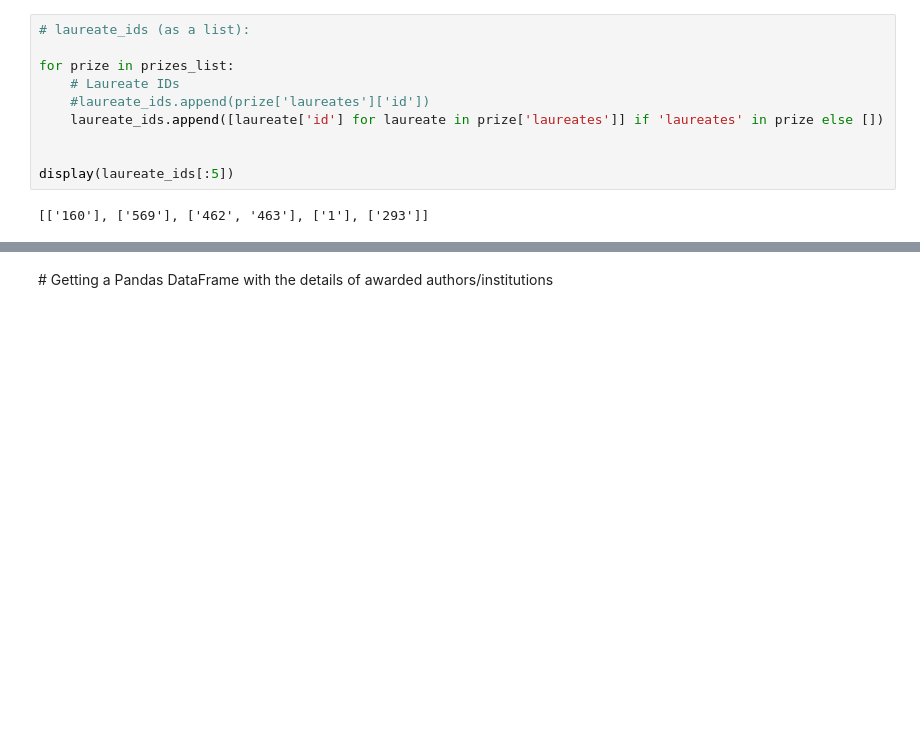
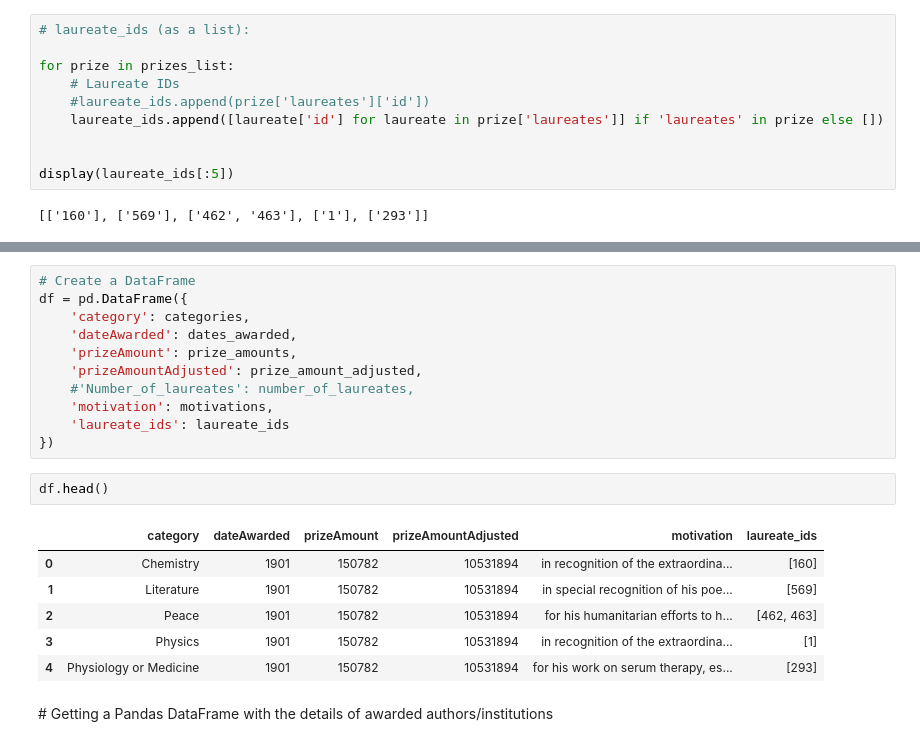
Before and after one commit to isg75/lab-apis, a Jupyter notebook: lab_apis.ipynb, the cells around one changed output, grey strips where cells are left out. Cells and saved outputs as stored; diff of their text form; blank space fills up the shorter version.

Commit message:
Dataframe created for the columns requested

```diff
--- a/lab_apis.ipynb
+++ b/lab_apis.ipynb
@@ -146,3 +162,23 @@ display(laureate_ids[:5])
+# %%
+# Create a DataFrame
+df = pd.DataFrame({
+    'category': categories,
+    'dateAwarded': dates_awarded,
+    'prizeAmount': prize_amounts,
+    'prizeAmountAdjusted': prize_amount_adjusted,
+    #'Number_of_laureates': number_of_laureates,
+    'motivation': motivations,
+    'laureate_ids': laureate_ids
+})
+# %%
+df.head()
+# %% [output]
+|  | category | dateAwarded | prizeAmount | prizeAmountAdjusted | motivation | laureate_ids |
+| 0 | Chemistry | 1901 | 150782 | 10531894 | in recognition of the extraordina... | [160] |
+| 1 | Literature | 1901 | 150782 | 10531894 | in special recognition of his poe... | [569] |
+| 2 | Peace | 1901 | 150782 | 10531894 | for his humanitarian efforts to h... | [462, 463] |
+| 3 | Physics | 1901 | 150782 | 10531894 | in recognition of the extraordina... | [1] |
+| 4 | Physiology or Medicine | 1901 | 150782 | 10531894 | for his work on serum therapy, es... | [293] |
 # %% [markdown]
 # Getting a Pandas DataFrame with the details of awarded authors/institutions
 # %% [markdown]
```
Also changed, not shown: parts of 2 cells of this notebook.
